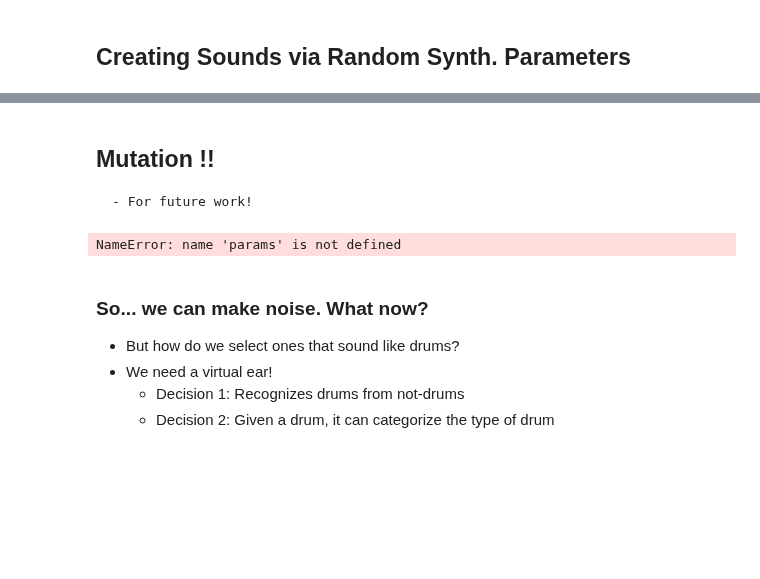
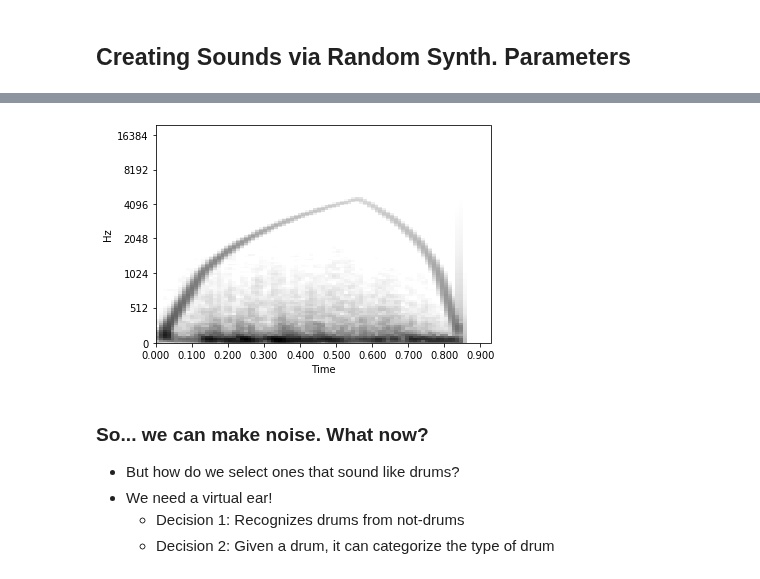
Before and after one commit to imilas/Synths_Stacks_Search, a Jupyter notebook: presentation.ipynb, the cells around one changed output, grey strips where cells are left out. Saved outputs shown, nothing was run; the diff lists cells and outputs as text; code cells hidden in the pictures; blank space fills up the shorter version.

```diff
--- a/presentation.ipynb
+++ b/presentation.ipynb
@@ -86,14 +86,11 @@ IFrame("./presentation_data/synthesizer_block.pdf", width=1500, height=320)
 # %% [markdown]
 ## Creating Sounds via Random Synth. Parameters
 # %%
-%%time
+# %%time
 out = dsp.buffer(length = 1, channels = 1)
-params = []; stack_num = 16; params = [pg.RandomParams() for i in range(stack_num)]
+params = []; stack_num = 2; params = [pg.RandomParams() for i in range(stack_num)]
 sound = pg.ensemble(params)
-# hp.specShow(sound)
-# for i, p in enumerate(params):
-#     print("submodule %d Paramters:"%(i,))
-#     print(p.__dict__)
-# print("\n")
+
+hp.get_mel_spec(sound)
 Audio(sound,rate = sr, autoplay = True)
 # %% [output]
@@ -102,15 +97,5 @@ Wall time: 162 ms
 [interactive output not drawn]
+[figure, added]
-# %% [markdown]
-## Mutation !!
-    - For future work!
-# %%
-pm = [p.mutate(e=0.3, t=0.3) for p in params]
-# for p in pm:
-#     print(p.__dict__)
-hp.specShow(pg.ensemble(params))
-Audio(pg.ensemble(pm),rate=sr, autoplay = True)
-# %% [output]
-NameError: name 'params' is not defined
 # %% [markdown]
 ### So... we can make noise. What now?
 - But how do we select ones that sound like drums?
```
Also changed, not shown: parts of 2 cells of this notebook, 4 other files.
